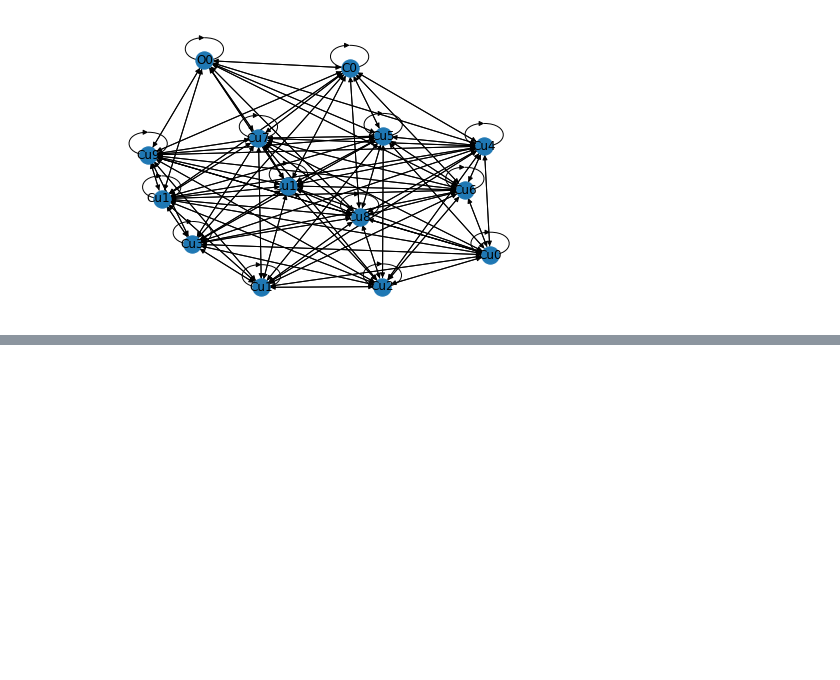
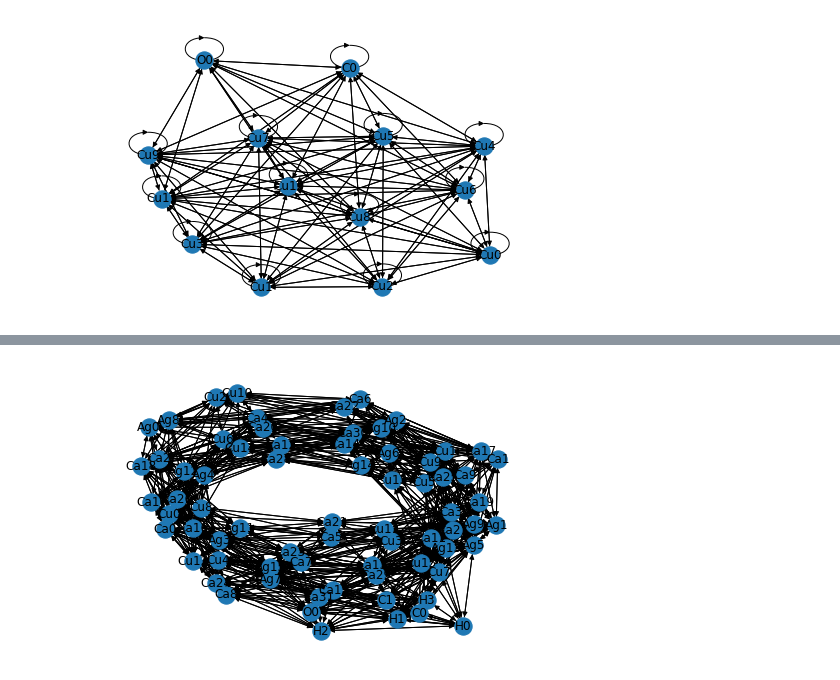
Before and after one commit to Buttermint69/S2EF, a Jupyter notebook: Data_prerprocessing_and_graphvis.ipynb, the cells around one changed output, grey strips where cells are left out. Drawn from its saved outputs; the diff is of its cells as text; code cells hidden in the pictures; blank space fills up the shorter version.

```diff
--- a/Data_prerprocessing_and_graphvis.ipynb
+++ b/Data_prerprocessing_and_graphvis.ipynb
@@ -383,5 +390,5 @@ len(data_0[0].get_atomic_numbers())
 # %%
-data_objects_ = a2g_.convert_all(data_0, disable_tqdm=True)
+data_objects_ = a2g_.convert(data_0[0])
 # %%
-data_objects_0 = data_objects_[0]
+data_objects_0 = data_objects_
 data_objects_0
@@ -393,0 +402,7 @@ for i in data_objects_0.edge_index:
+# %%
+maps_dat = mappings_(g_2k, data_objects_0)
+
+h_2k = nx.relabel_nodes(g_2k, mapping = maps_dat)
+nx.draw(h_2k , with_labels = True)
+# %% [output]
+[figure, added]
```
Also changed, not shown: parts of 7 cells of this notebook.
